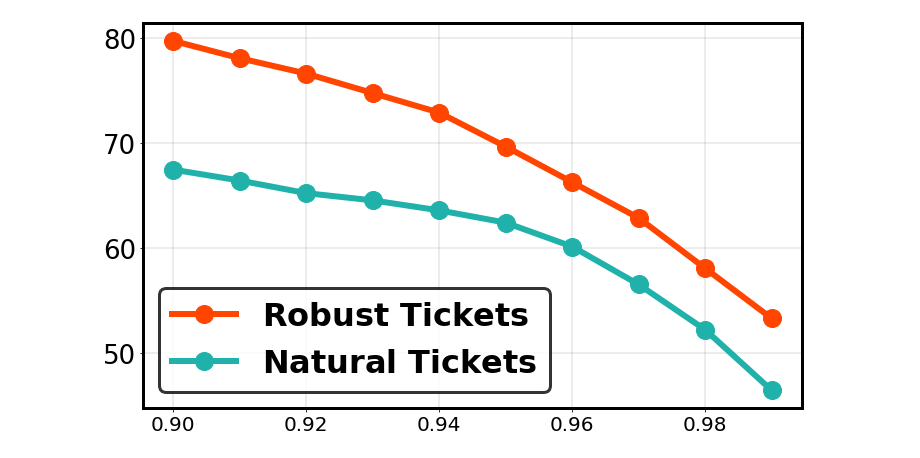
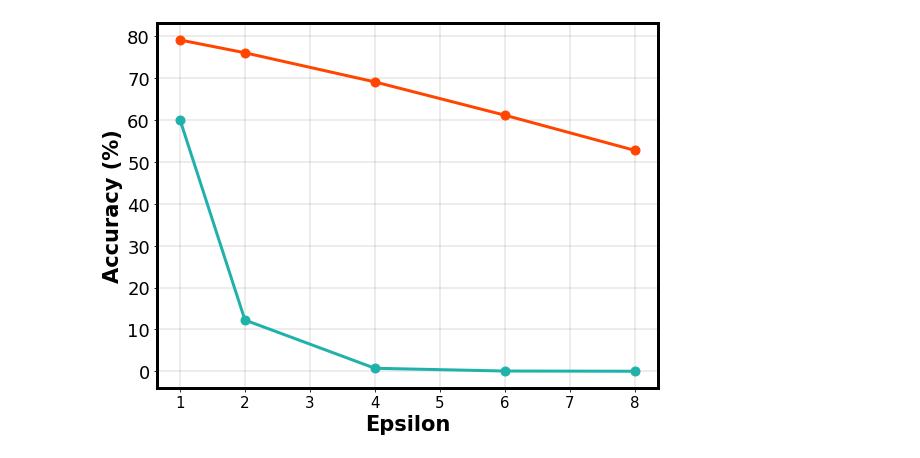
Before and after one commit to YEthYuan/UCSBAdvMLProject1, a Jupyter notebook: visualization.ipynb, the cells around one changed output. Cells and saved outputs as stored; diff of their text form; code cells hidden in the pictures.

```diff
--- a/visualization.ipynb
+++ b/visualization.ipynb
@@ -115,41 +175,45 @@ plt.savefig("svg/ResNet18@Cifar10@Linear.svg", dpi=100)
 # %%
-adv = [79.72,78.07,76.61,74.75,72.89,69.65,66.26,62.85,58.06,53.29]
-nat = [67.46,66.42,65.22,64.53,63.58,62.41,60.13,56.52,52.21,46.44]
+adv = [79.14,76.08,69.12,61.17,52.77]
+nat = [60.12,12.25,0.73,0.07,0.02]
 
-x_overall = [0.9,0.91,0.92,0.93,0.94,0.95,0.96,0.97,0.98,0.99]
+x_overall = [1,2,4,6,8]
 
-# fig, ax1 = plt.subplots(figsize=(10,5))  # base fig
-fig, ax1 = plt.subplots(figsize=(10,6))  # zoom-in fig
+fig, ax1 = plt.subplots(figsize=(8,6))  # base fig
+# fig, ax1 = plt.subplots(figsize=(10,6))  # zoom-in fig
 
-ax1.plot(x_overall, adv, c=color1, marker='o', markersize=3*(lw+delta_lw), label=r"$\bf{Robust\ Tickets}$", lw=(lw+delta_lw))
-ax1.plot(x_overall, nat, c=color2, marker='o', markersize=3*(lw+delta_lw), label=r"$\bf{Natural\ Tickets}$", lw=(lw+delta_lw))
+ax1.plot(x_overall, adv, c=color1, marker='o', markersize=3*lw, label=r"$\bf{Robust\ Model}$", lw=lw)
+ax1.plot(x_overall, nat, c=color2, marker='o', markersize=3*lw, label=r"$\bf{Standard\ Model}$", lw=lw)
 
 ax1.tick_params(axis = 'both', which = 'major', labelsize = 17)
-ax1.tick_params(axis = 'x', which = 'major', labelsize = sub_font_tick_x)
-ax1.tick_params(axis = 'y', which = 'major', labelsize = sub_font_tick_y)
+ax1.tick_params(axis = 'x', which = 'major', labelsize = font_tick_x)
+ax1.tick_params(axis = 'y', which = 'major', labelsize = font_tick_y)
 
-# xticks = np.arange(0.01, 0.1, 0.02)
+# ax1.set_ylim([max(int(min(min(adv),min(nat)))-lower_gap,0), math.ceil(max(max(adv), max(nat)))+upper_gap])
+# ax1.set_xlim([0.091,0.92])
+# xticks = np.arange(0.2, 1, 0.2)
 # ax1.set_xticks(xticks)
-# ax1.set_xlim([0.008, 0.097])
+
+ax1.set_xlabel('Epsilon', fontsize=font_label, fontweight='bold')
+ax1.set_ylabel('Accuracy (%)', fontsize=font_label, fontweight='bold')
 
 ax1.spines['bottom'].set_linewidth(font_board)
 ax1.spines['bottom'].set_color('black')
 ax1.spines['left'].set_linewidth(font_board)
 ax1.spines['left'].set_color('black')
 ax1.spines['top'].set_linewidth(font_board)
 ax1.spines['top'].set_color('black')
 ax1.spines['right'].set_linewidth(font_board)
 # ax1.spines['right'].set_linestyle("--")
 ax1.spines['right'].set_color('black')
 
-leg = ax1.legend(fontsize=font_mid, loc='best', prop={'size': legend_size}, ncol=1)
-
-leg.get_frame().set_edgecolor("black")
-leg.get_frame().set_linewidth(3)
+# leg = ax1.legend(fontsize=font_mid, loc='lower right', prop={'size': legend_size}, ncol=1)
+#
+# leg.get_frame().set_edgecolor("black")
+# leg.get_frame().set_linewidth(3)
 ax1.grid(axis='both', color='gray', linestyle='-', linewidth=0.3)
 
 fig.tight_layout()  # otherwise the right y-label is slightly clipped
 
-plt.savefig("svg/ResNet18@Cifar10@Linear_sub.svg", dpi=100)
+plt.savefig("svg/ChangeEps.svg", dpi=100)
 # %% [output]
-[figure, old version]
+[figure, new version]
```
Also changed, not shown: parts of 9 cells of this notebook, 6 other files.
